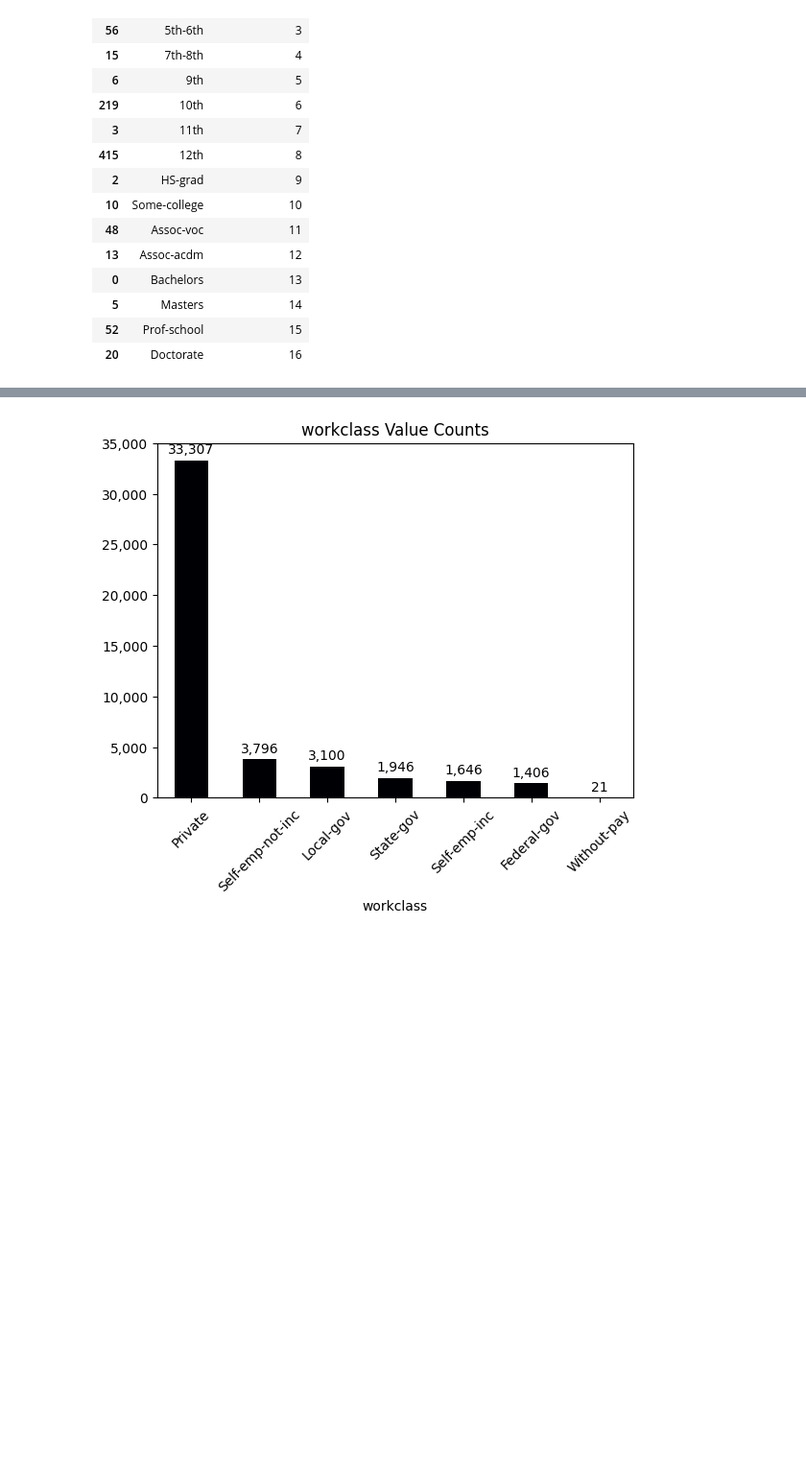
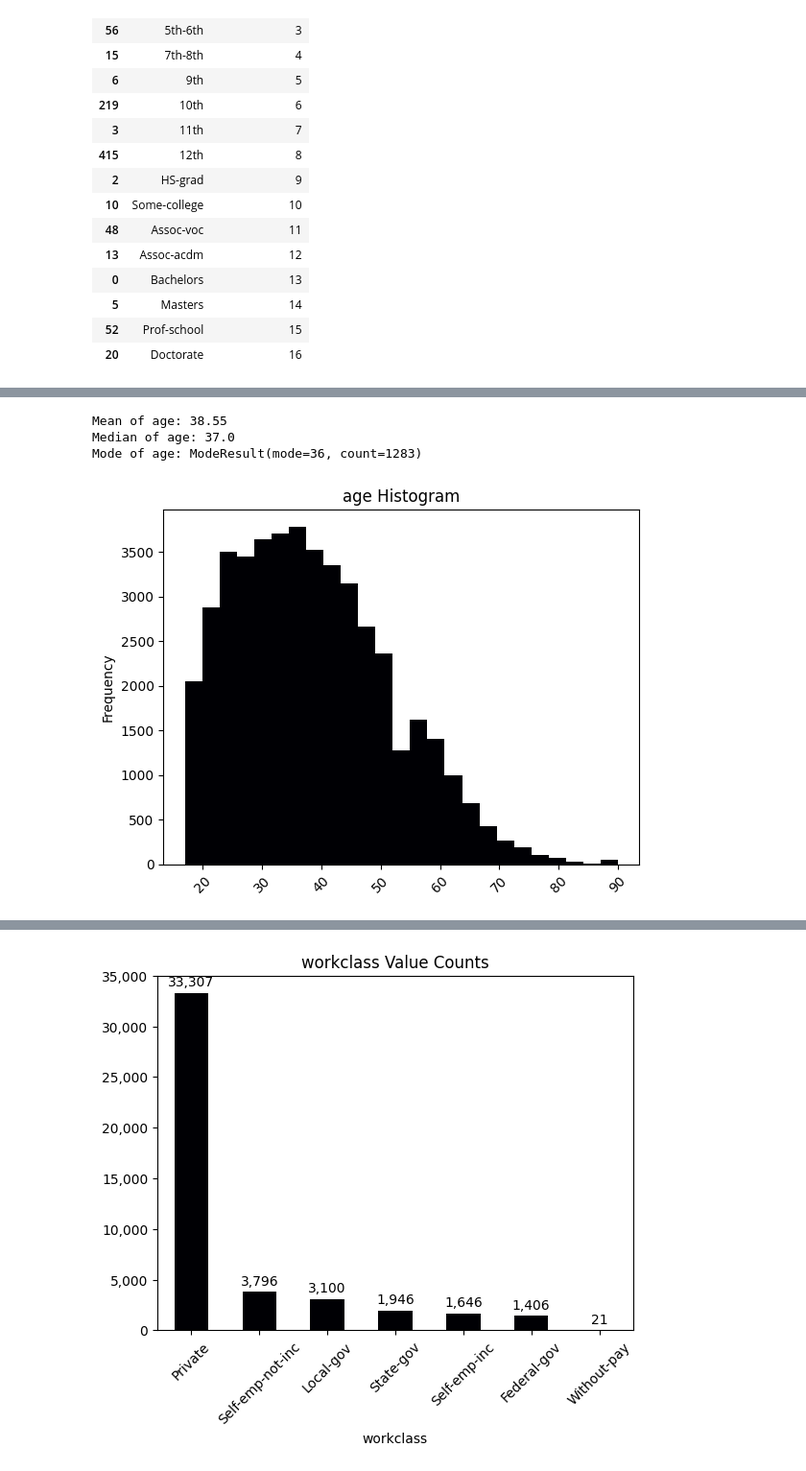
Before and after one commit to jhleakakos/msds-deep-learning-final, a Jupyter notebook: my_data_is_realer_than_yours.ipynb, the cells around one changed output, grey strips where cells are left out. Shown at 96% size. Drawn from its saved outputs; the diff is of its cells as text; code cells hidden in the pictures; blank space fills up the shorter version.

Commit message:
add functions and starter plots for continuous features as well as details for age feature

```diff
--- a/my_data_is_realer_than_yours.ipynb
+++ b/my_data_is_realer_than_yours.ipynb
@@ -418,0 +526,21 @@ Next we see that `education-num` is an ordinal feature -- matching what we saw i
+# %%
+ax = df['age'].plot(
+    kind='hist'
+    , bins=25
+    , title='age Histogram'
+    , rot=45
+    , xlabel=None
+    , cmap='magma'
+)
+
+# matplotlib throws a warning if you do not set the axis label values before then reformatting the labels,
+# so this line addresses that issue and quiets the warning
+# ax.set_yticks(ax.get_yticks())
+# ax.set_yticklabels([f'{x:,.0f}' for x in ax.get_yticks()]);
+
+gimme_some_averages('age')
+# %% [output]
+Mean of age: 38.55
+Median of age: 37.0
+Mode of age: ModeResult(mode=36, count=1283)
+[figure, added]
```
Also changed, not shown: parts of 19 cells of this notebook.
